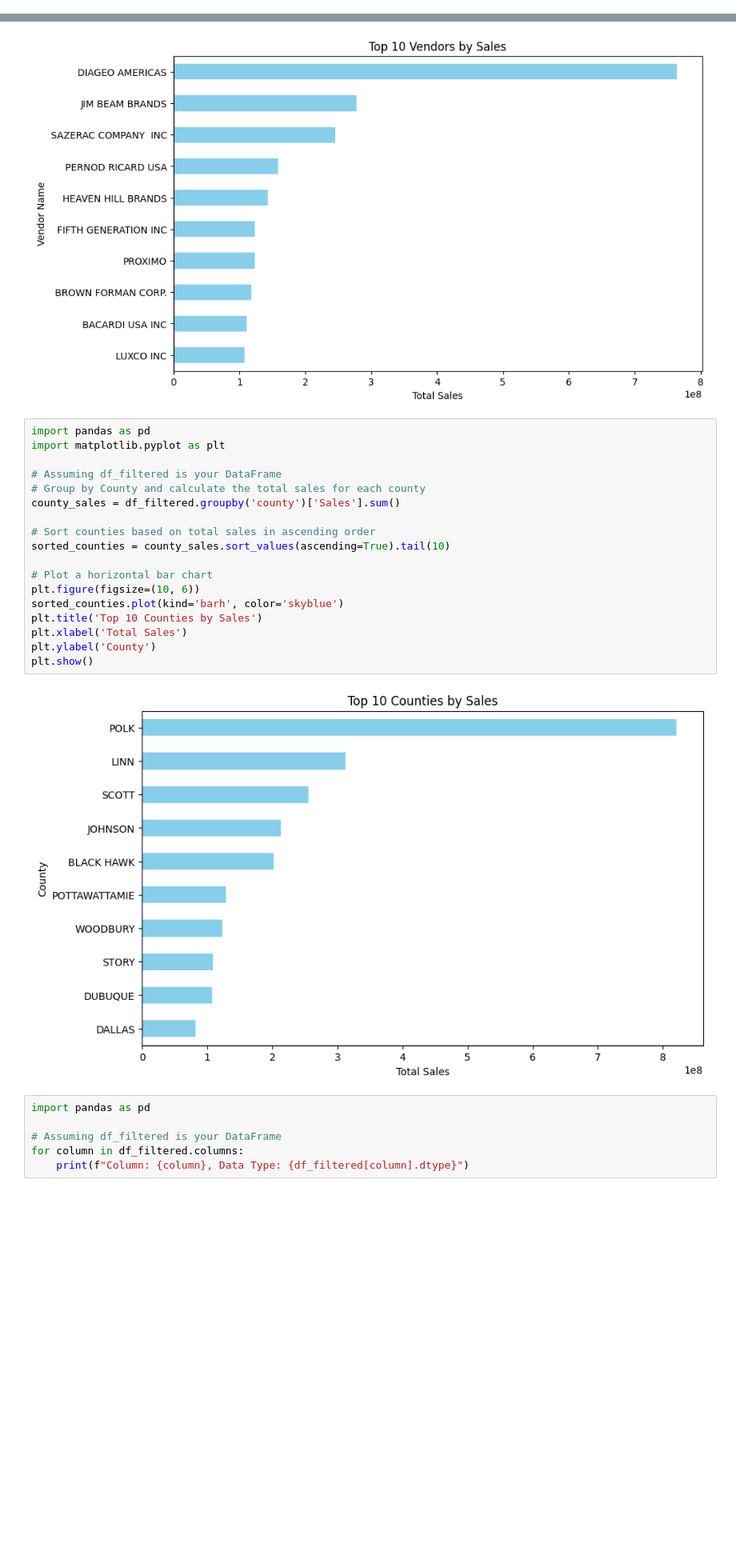
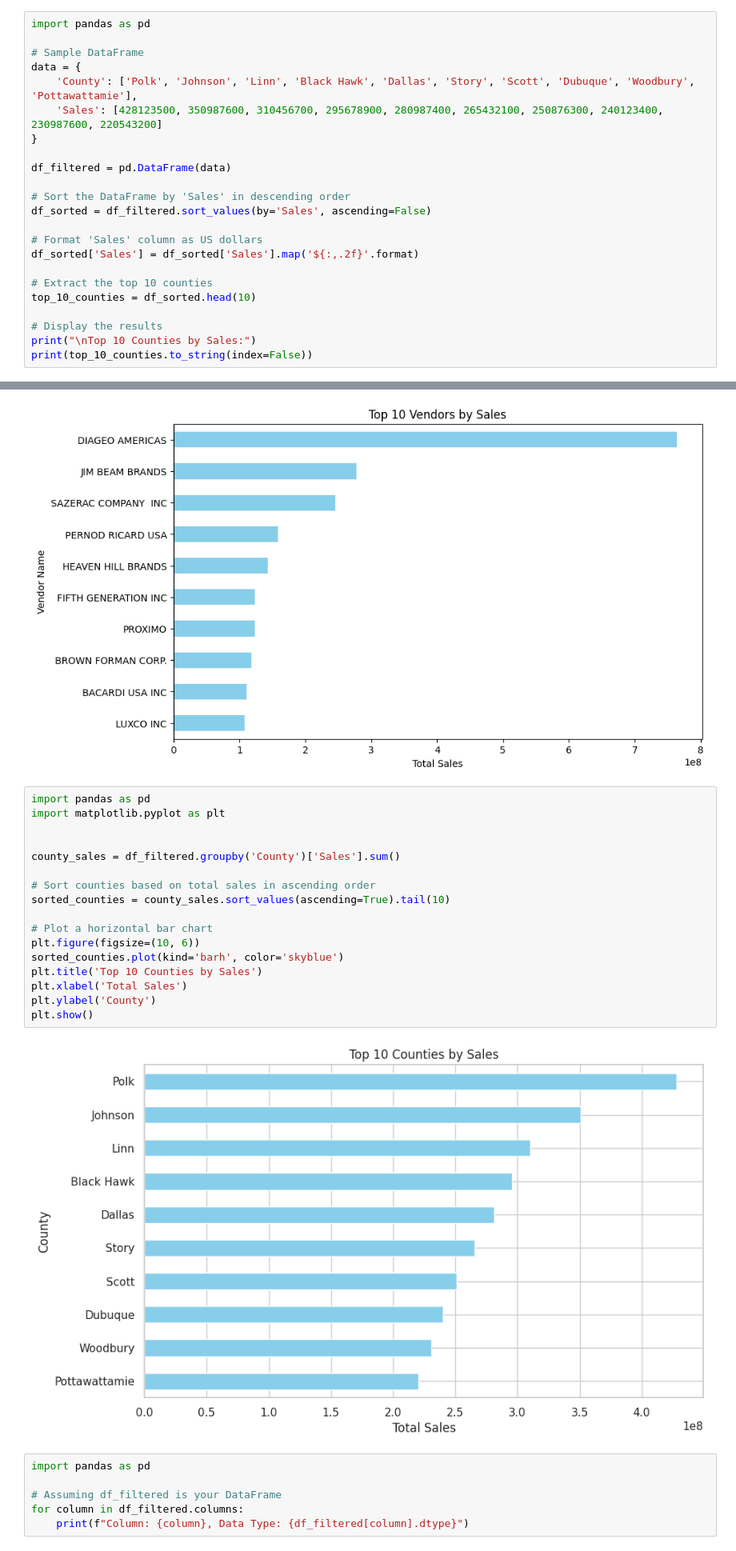
Before and after one commit to WanderingVector/Iowa-Liquor-Sales, a Jupyter notebook: Final_|_Iowa_Liquor_Sales.ipynb, the cells around one changed output, grey strips where cells are left out. Shown at 80% size. Saved outputs shown, nothing was run; the diff lists cells and outputs as text; blank space fills up the shorter version.

```diff
--- a/Final_|_Iowa_Liquor_Sales.ipynb
+++ b/Final_|_Iowa_Liquor_Sales.ipynb
@@ -1030,3 +1055,26 @@ plt.ylabel('Store Name')
 plt.show()
 # %% [output]
 [figure]
+# %%
+import pandas as pd
+
+# Sample DataFrame
+data = {
+    'County': ['Polk', 'Johnson', 'Linn', 'Black Hawk', 'Dallas', 'Story', 'Scott', 'Dubuque', 'Woodbury', 'Pottawattamie'],
+    'Sales': [428123500, 350987600, 310456700, 295678900, 280987400, 265432100, 250876300, 240123400, 230987600, 220543200]
+}
+
+df_filtered = pd.DataFrame(data)
+
+# Sort the DataFrame by 'Sales' in descending order
+df_sorted = df_filtered.sort_values(by='Sales', ascending=False)
+
+# Format 'Sales' column as US dollars
+df_sorted['Sales'] = df_sorted['Sales'].map('${:,.2f}'.format)
+
+# Extract the top 10 counties
+top_10_counties = df_sorted.head(10)
+
+# Display the results
+print("\nTop 10 Counties by Sales:")
+print(top_10_counties.to_string(index=False))
@@ -1336,23 +1397,22 @@ plt.show()
 # %%
 import pandas as pd
 import matplotlib.pyplot as plt
 
-# Assuming df_filtered is your DataFrame
-# Group by County and calculate the total sales for each county
-county_sales = df_filtered.groupby('county')['Sales'].sum()
+
+county_sales = df_filtered.groupby('County')['Sales'].sum()
 
 # Sort counties based on total sales in ascending order
 sorted_counties = county_sales.sort_values(ascending=True).tail(10)
 
 # Plot a horizontal bar chart
 plt.figure(figsize=(10, 6))
 sorted_counties.plot(kind='barh', color='skyblue')
 plt.title('Top 10 Counties by Sales')
 plt.xlabel('Total Sales')
 plt.ylabel('County')
 plt.show()
 # %% [output]
-[figure, old version]
+[figure, new version]
 # %%
 import pandas as pd
 
```
Also changed, not shown: parts of 2 cells of this notebook.
